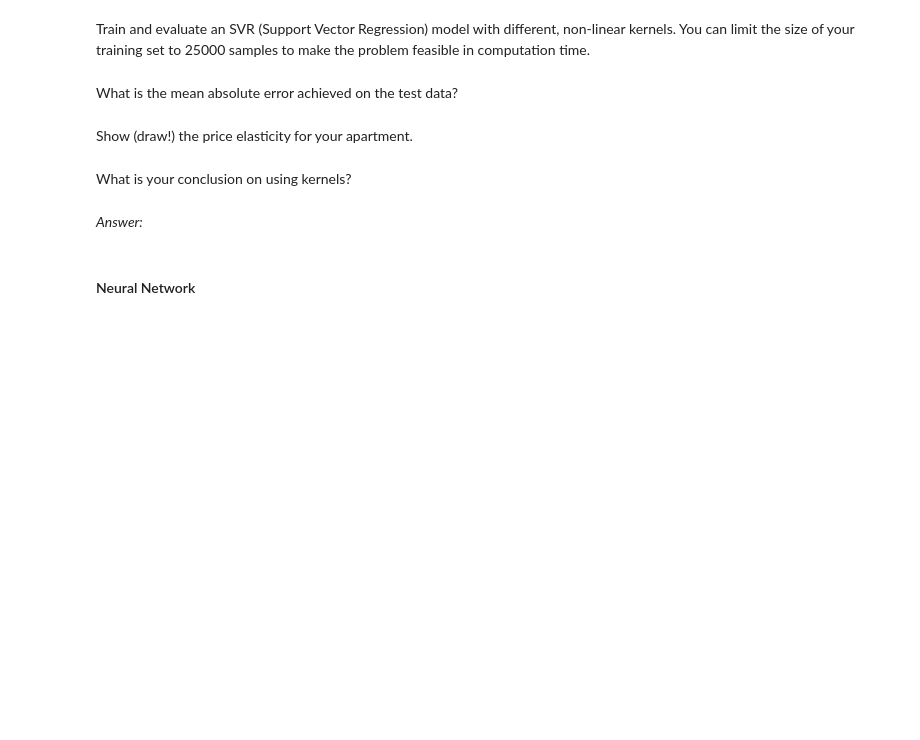
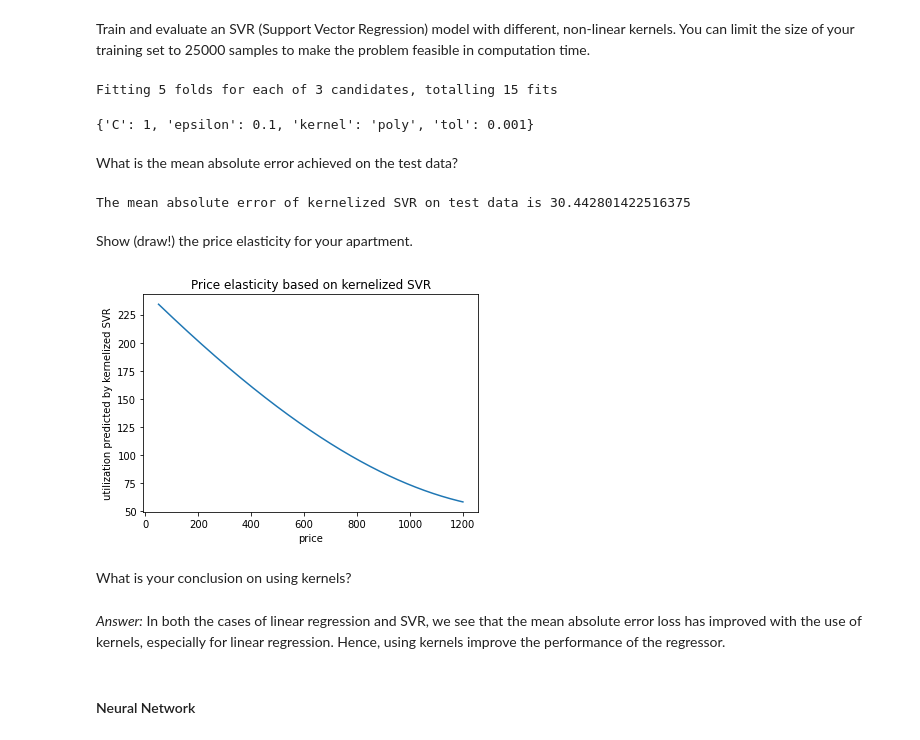
Before and after one commit to mnghiap/ids22, a Jupyter notebook: assignment1/assignment_1.ipynb, the cells around one changed output. Cells and saved outputs as stored; diff of their text form; code cells hidden in the pictures; blank space fills up the shorter version.

```diff
--- a/assignment1/assignment_1.ipynb
+++ b/assignment1/assignment_1.ipynb
@@ -696,18 +780,52 @@ Show (draw!) the price elasticity for your apartment.
 Train and evaluate an SVR (Support Vector Regression) model with different, non-linear kernels. You can limit the size of your training set to 25000 samples to make the problem feasible in computation time.
 # %%
 # Your answer goes here
+# Perform grid search again to find best parameters set
+from sklearn.svm import SVR
+params_svr_kern = {
+    'kernel': ['rbf', 'sigmoid', 'poly'],
+    'epsilon': [0.1],
+    'tol': [1e-3],
+    'C': [1]
+}
+svr_kern_gscv = GridSearchCV(SVR(), params_svr_kern, scoring='neg_mean_absolute_error',
+                             cv=5, verbose=3, n_jobs=-1)
+svr_kern_gscv.fit(X_train[:25000], y_train[:25000])
+best_params_svr_kern = svr_kern_gscv.best_params_
+best_params_svr_kern
+# %% [output]
+Fitting 5 folds for each of 3 candidates, totalling 15 fits
+{'C': 1, 'epsilon': 0.1, 'kernel': 'poly', 'tol': 0.001}
+# %%
+# Train a kernelized SVR model
+svr_kern = SVR(**best_params_svr_kern)
+svr_kern.fit(X_train[:25000], y_train[:25000])
+# Predict for test data
+y_pred_svr_kern = svr_kern.predict(X_test)
 # %% [markdown]
 What is the mean absolute error achieved on the test data?
 # %%
 # Your answer goes here
+mae_svr_kern = mean_absolute_error(y_test, y_pred_svr_kern)
+print(f"The mean absolute error of kernelized SVR on test data is {mae_svr_kern}")
+# %% [output]
+The mean absolute error of kernelized SVR on test data is 30.442801422516375
 # %% [markdown]
 Show (draw!) the price elasticity for your apartment.
 # %%
 # Your answer goes here
+y_our_svr_kern = svr_kern.predict(X_our)
+plt.plot(prices, y_our_svr_kern)
+plt.title("Price elasticity based on kernelized SVR")
+plt.xlabel("price")
+plt.ylabel("utilization predicted by kernelized SVR")
+plt.show()
+# %% [output]
+[figure, added]
 # %% [markdown]
 What is your conclusion on using kernels?
 # %% [markdown]
-_Answer:_
+_Answer:_ In both the cases of linear regression and SVR, we see that the mean absolute error loss has improved with the use of kernels, especially for linear regression. Hence, using kernels improve the performance of the regressor.
 # %% [markdown]
 #### Neural Network
 # %% [markdown]
```
Also changed, not shown: parts of 28 cells of this notebook.
